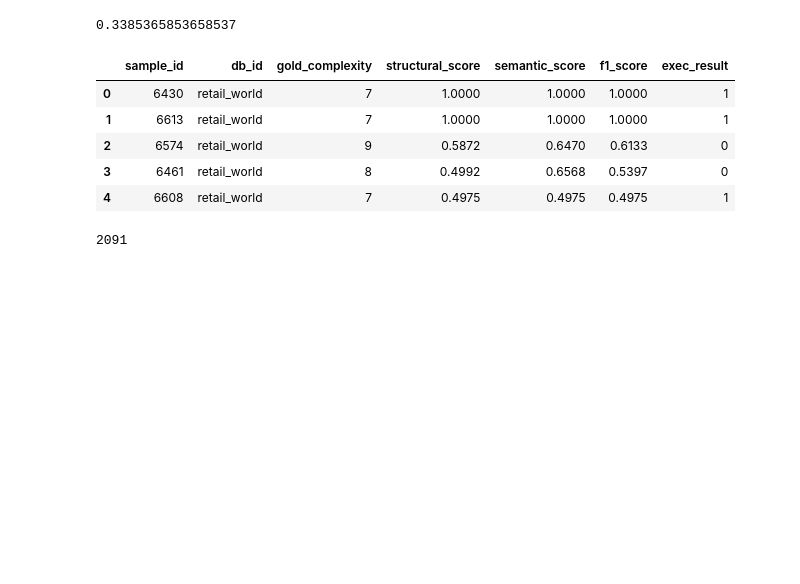
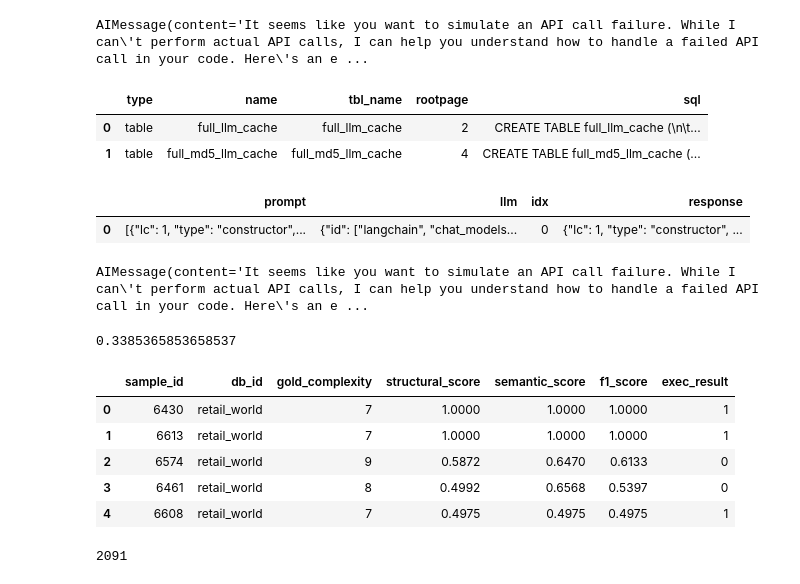
Before and after one commit to simonjisu/BusinessObjects, a Jupyter notebook: run_sql.ipynb, the cells around one changed output. Drawn from its saved outputs; the diff is of its cells as text; code cells hidden in the pictures; blank space fills up the shorter version.

Commit message:
update added cache

```diff
--- a/run_sql.ipynb
+++ b/run_sql.ipynb
@@ -67,3 +71,26 @@ test_samples = load_samples_spider_bird(proj_path / 'data' / 'bird_test.json')
+# %%
+model = ChatOpenAI(model='gpt-4o-mini')
+model.invoke('please fail to call API')
+# %% [output]
+AIMessage(content='It seems like you want to simulate an API call failure. While I can\'t perform actual API calls, I can help you understand how to handle a failed API call in your code. Here\'s an e ...
+# %%
+db = SqliteDatabase(f"./cache/cache.db")
+
+# tables
+db.execute('SELECT * FROM sqlite_master WHERE type="table"')
+# %% [output]
+|  | type | name | tbl_name | rootpage | sql |
+| 0 | table | full_llm_cache | full_llm_cache | 2 | CREATE TABLE full_llm_cache (\n\t... |
+| 1 | table | full_md5_llm_cache | full_md5_llm_cache | 4 | CREATE TABLE full_md5_llm_cache (... |
+# %%
+db.execute('SELECT * FROM full_llm_cache')
+# %% [output]
+|  | prompt | llm | idx | response |
+| 0 | [{"lc": 1, "type": "constructor",... | {"id": ["langchain", "chat_models... | 0 | {"lc": 1, "type": "constructor", ... |
+# %%
+model.invoke('please fail to call API')
+# %% [output]
+AIMessage(content='It seems like you want to simulate an API call failure. While I can\'t perform actual API calls, I can help you understand how to handle a failed API call in your code. Here\'s an e ...
 # %%
 # spider_path = proj_path / 'data' / 'spider'
 # tables, train_data, dev_data = load_raw_data(spider_path, load_test=False)
```
Also changed, not shown: parts of 1 cell of this notebook, 3 other files.
